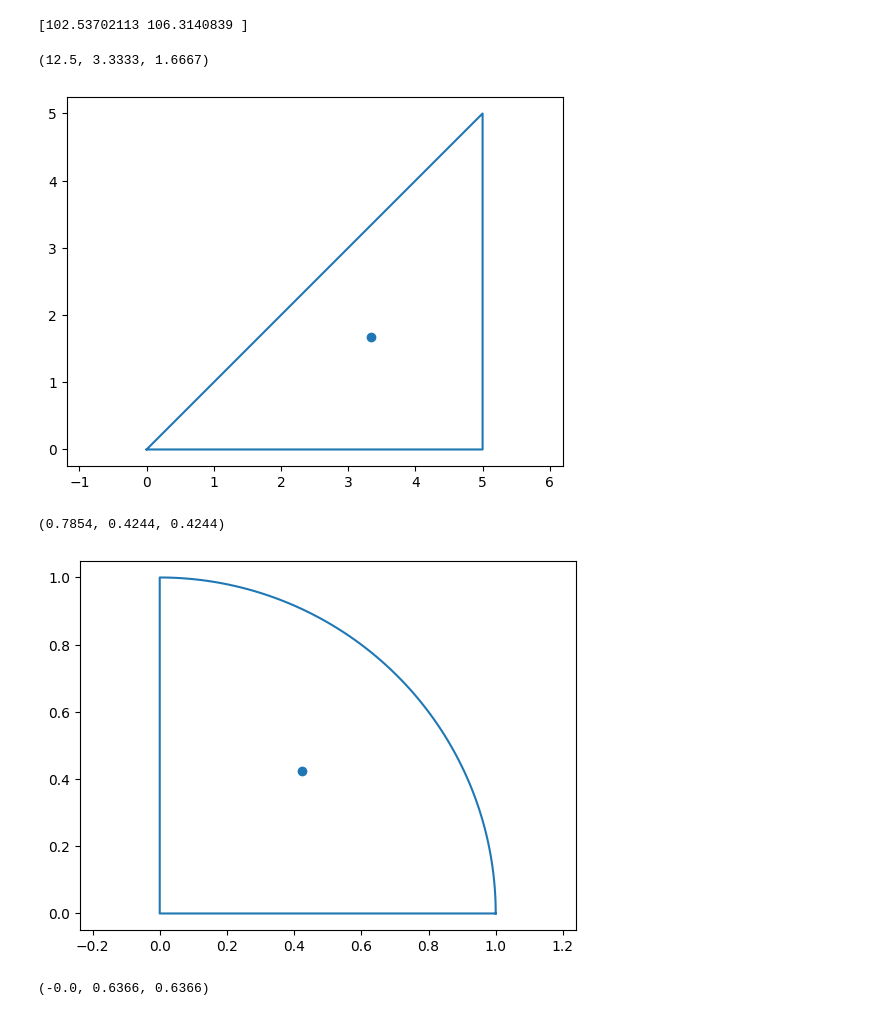
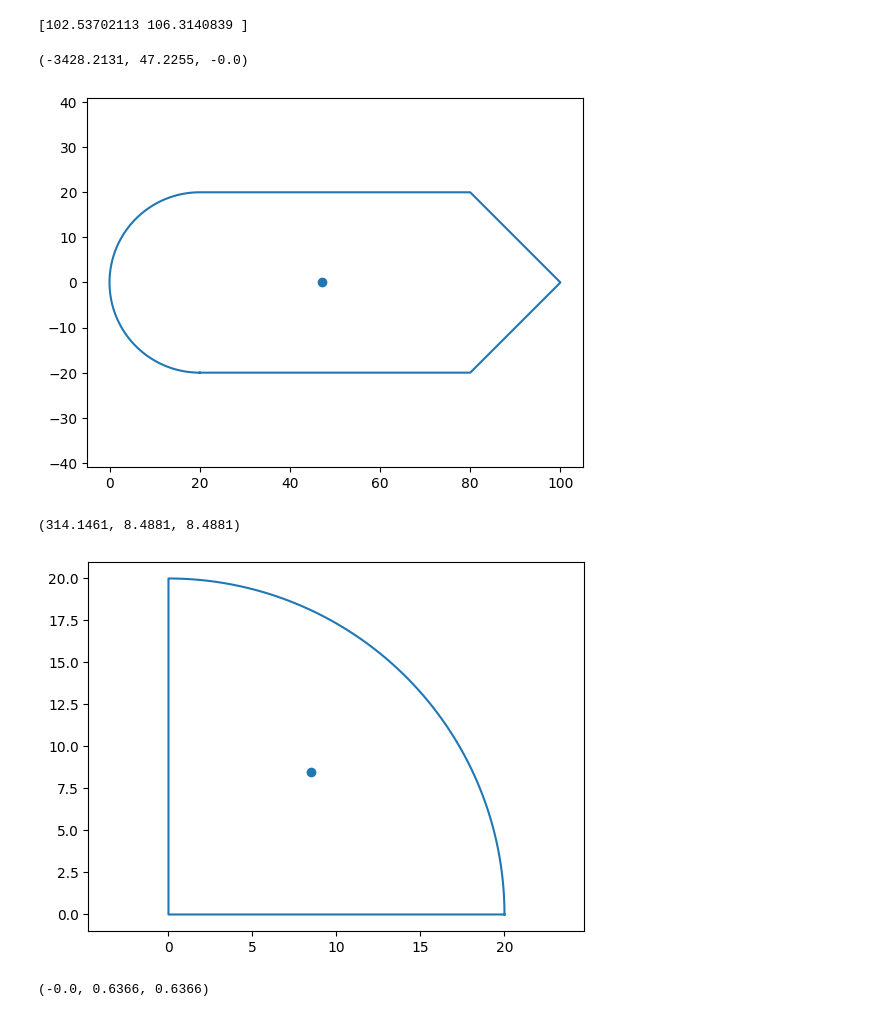
Before and after one commit to JakobGue/tecmec_notebook, a Jupyter notebook: TecMec_Calculator.ipynb, the cells around one changed output. Cells and saved outputs as stored; diff of their text form; code cells hidden in the pictures.

```diff
--- a/TecMec_Calculator.ipynb
+++ b/TecMec_Calculator.ipynb
@@ -19,69 +19,99 @@ print(S)
 # %% [output]
 [102.53702113 106.3140839 ]
 # %%
-# Schwerpunkt Polygonzug
+# Flächenschwerpunkt Polygonzug
 %reset -f
 from numpy import array
-from numpy import linspace,pi,cos,sin,append
+from numpy import linspace,pi,cos,sin,append, radians
 
-def circle(middle=(0, 0), parts=1, radius=1):
 
-    phi=linspace(0,-pi*(parts * 2),100)[::-1]
+class Circle():
 
-    x = radius*cos(phi) + middle[0]
-    y = radius*sin(phi) + middle[1]
-    return x,y
+    def __init__(self, middle=(0, 0), parts=1, radius=1, flip=False, rotation=0):
+        self.middle = middle
+        self.parts = parts
+        self.radius = radius
+        self.flip = flip
+        self.rotation = rotation
+        self.x, self.y = self.calc_path()
+
+    def rotate_around_point(self, x, y, rotation, origin):
+        rotation = radians(rotation)
+        x = x-origin[0]
+        y = y-origin[1]
+        x_new = x*cos(rotation)-y*sin(rotation)
+        y_new = x*sin(rotation)+y*cos(rotation)
+        x_new += origin[0]
+        y_new += origin[1]
+        return x_new,y_new
+
+    def calc_path(self):
+        phi=linspace(0,-pi*(self.parts * 2),100)[::-1]
+        x = self.radius*cos(phi) + self.middle[0]
+        y = self.radius*sin(phi) + self.middle[1]
+
+        x,y = self.rotate_around_point(x,y,self.rotation,self.middle)
+        if self.flip:
+            x = x[::-1]
+            y = y[::-1]
+        return x,y
 
 #print(circle((1,2), 0.25, 1))
 
 def poly(x,y):
     from matplotlib.pylab import plot, axis, scatter
     if len(x)==0:
         a, sx, sy, xs, ys = 0
     else:
         a=0
         sx=0;
         sy=0;
         for i in range(len(x)-1):
-            dxdy=(x[i]*y[i+1]-x[i+1]*y[i])
-            a=a+dxdy
-            sx=sx+dxdy*(y[i]+y[i+1])
-            sy=sy+dxdy*(x[i]+x[i+1])
-        a=a/2
-        sx=sx/6
-        sy=sy/6
-        xs=sy/a
-        ys=sx/a
+            dxdy = (x[i]*y[i+1]-x[i+1]*y[i])
+            a += dxdy
+            sx += dxdy*(y[i]+y[i+1])
+            sy += dxdy*(x[i]+x[i+1])
+
+        a = a/2
+        sx = sx/6
+        sy = sy/6
+        xs = sy/a
+        ys = sx/a
         plot (x,y);
         axis ('equal')
         #axis ('off')
         scatter(xs,ys)
     return round(a, 4),round(xs, 4),round(ys, 4)
 
 
 #x=array([0,0,1,*circle((1,3), parts=0.25)[0],2,3,5,5,0])
 #y=array([0,2,2,*circle((1,3), parts=0.25)[1],4,5,5,0,0])
-x=array([0,5, 5, 0])
-y=array([0,0, 5, 0])
+c = Circle((20,0), parts=0.5, radius=20, rotation=270, flip=True)
+x = array([*c.x, 80, 100, 80, 20])
+y = array([*c.y, 20, 0, -20, -20])
+
+#c = Circle((1,8), parts=0.25, radius=1, rotation=180, flip=True)
+#x = array([0, 0, *c.x, 2])
+#y = array([0, 8, *c.y, 9])
+
 
 poly(x, y)
-#print(poly(x,y))
 # %% [output]
-(12.5, 3.3333, 1.6667)
+(-3428.2131, 47.2255, -0.0)
-[figure, old version]
+[figure, new version]
 # %%
 #Flächenschwerpunkt Kreisviertel
 from numpy import linspace,pi,cos,sin,append
-r=1
+r=20
 phi=linspace(0,pi/2,100)
 x=r*cos(phi)
 y=r*sin(phi)
-x=append(x,[0,1])
+x=append(x,[0,r])
 y=append(y,[0,0])
 print(poly(x,y))
 # %% [output]
-(0.7854, 0.4244, 0.4244)
+(314.1461, 8.4881, 8.4881)
-[figure, old version]
+[figure, new version]
 # %%
 # Linienschwerpunkt Kreisviertelbogen
 from numpy import linspace,pi,cos,sin,append, arange
```
Also changed, not shown: parts of 3 cells of this notebook, 3 other files.
